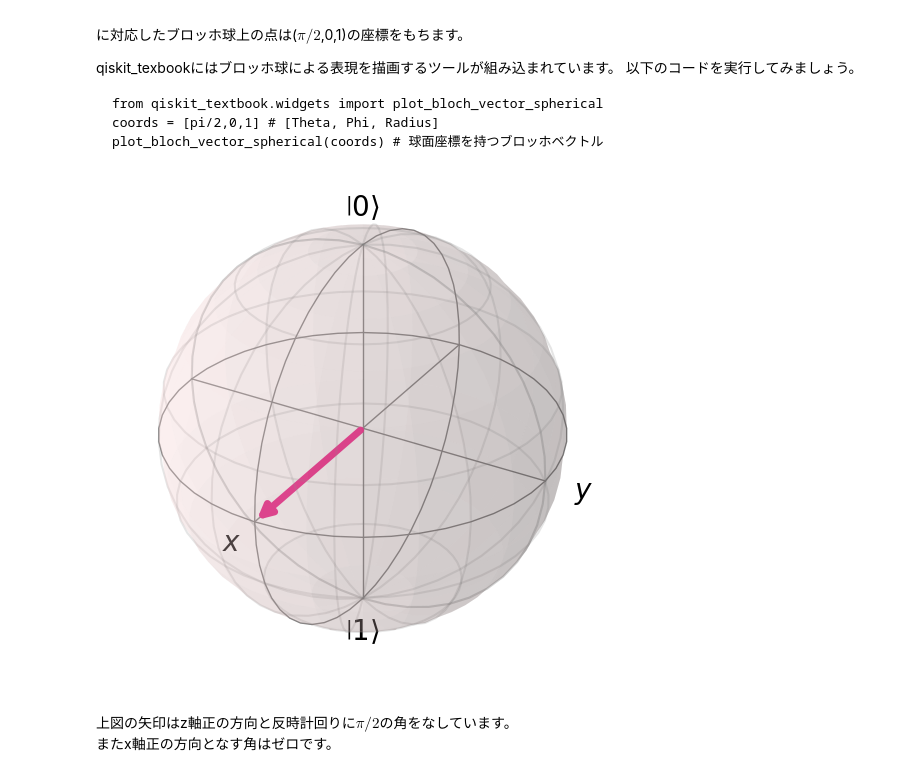
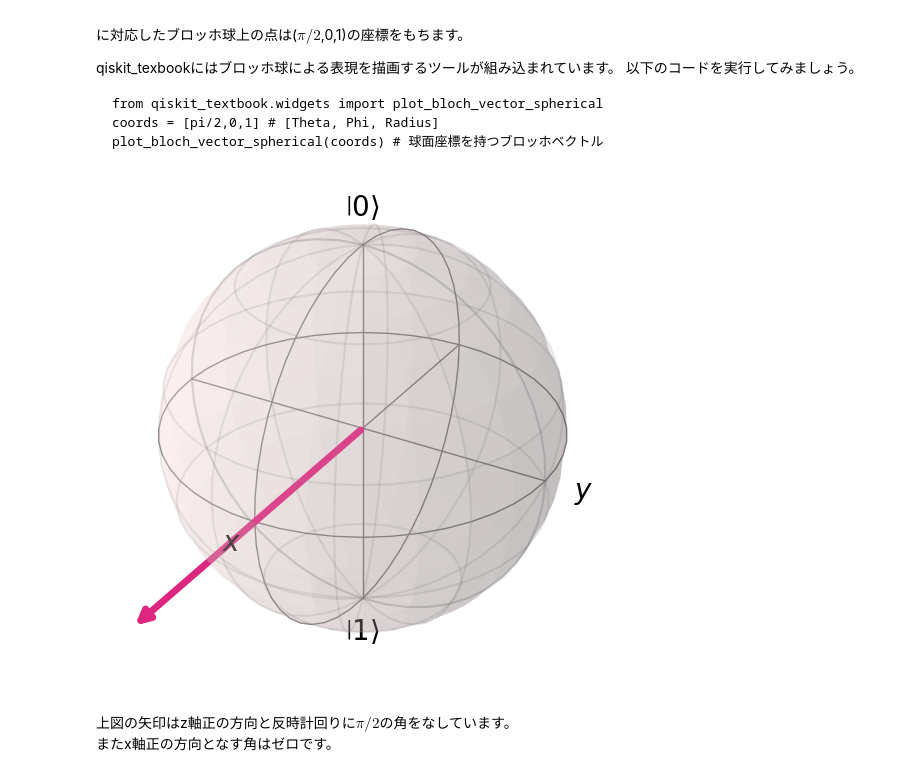
Before and after one commit to zum-m/01_jouhougakugairon, a Jupyter notebook: quantum演習第2回_2111142001miura.ipynb, the cells around one changed output. Saved outputs shown, nothing was run; the diff lists cells and outputs as text; code cells hidden in the pictures.

````diff
--- a/quantum演習第2回_2111142001miura.ipynb
+++ b/quantum演習第2回_2111142001miura.ipynb
@@ -94,10 +94,10 @@ plot_bloch_vector_spherical(coords) # 球面座標を持つブロッホベクト
 ```
 # %%
 from qiskit_textbook.widgets import plot_bloch_vector_spherical
-coords = [pi/2,0,1] # [Theta, Phi, Radius]
+coords = [pi/2,0,2] # [Theta, Phi, Radius]
 plot_bloch_vector_spherical(coords) # 球面座標を持つブロッホベクトル
 # %% [output]
-[figure, old version]
+[figure, new version]
 # %% [markdown]
 上図の矢印はz軸正の方向と反時計回りに$\pi/2$の角をなしています。
 またx軸正の方向となす角はゼロです。
````
Also changed, not shown: parts of 3 cells of this notebook.
